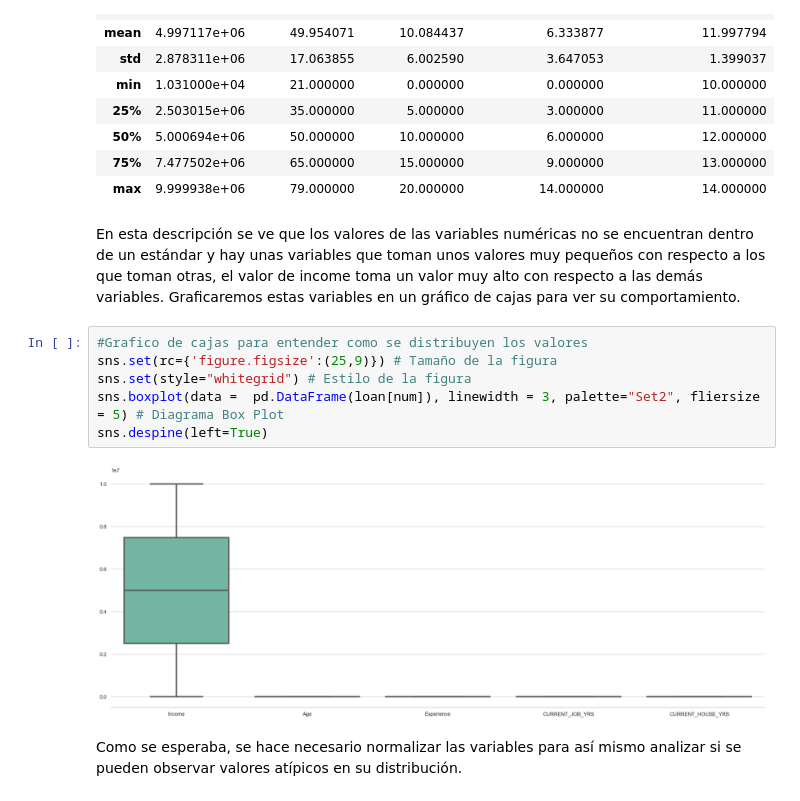
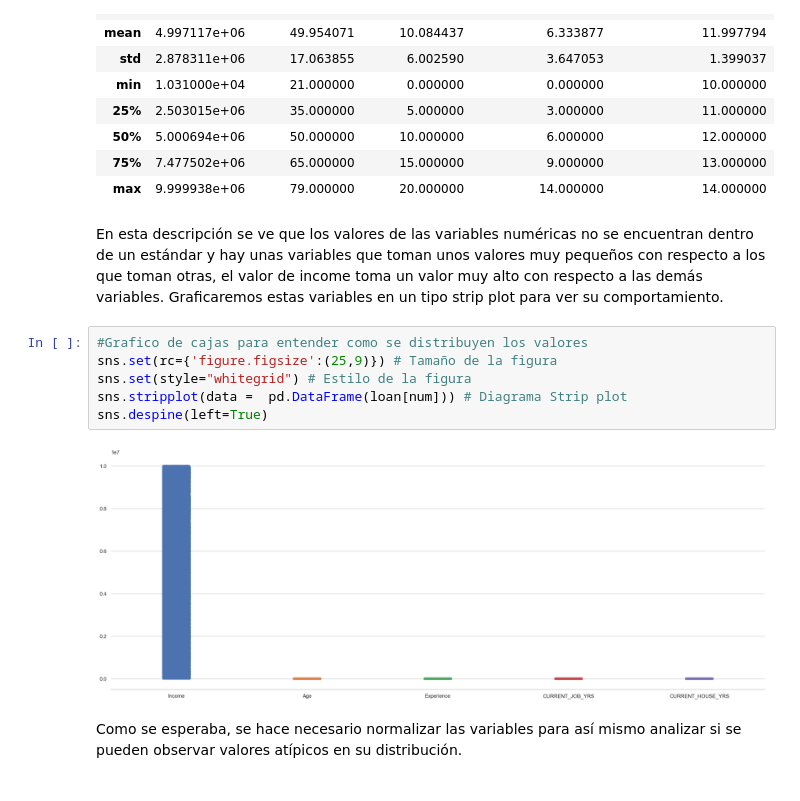
Before and after one commit to cabareno/Loan_Behavior, a Jupyter notebook: Monografia.ipynb, the cells around one changed output. Drawn from its saved outputs; the diff is of its cells as text.

```diff
--- a/Monografia.ipynb
+++ b/Monografia.ipynb
@@ -370,15 +361,15 @@ loan[num].describe()
 | 75% | 7.477502e+06 | 65.000000 | 15.000000 | 9.000000 | 13.000000 |
 | max | 9.999938e+06 | 79.000000 | 20.000000 | 14.000000 | 14.000000 |
 # %% [markdown]
-En esta descripción se ve que los valores de las variables numéricas no se encuentran dentro de un estándar y hay unas variables que toman unos valores muy pequeños con respecto a los que toman otras, el valor de income toma un valor muy alto con respecto a las demás variables. Graficaremos estas variables en un gráfico de cajas para ver su comportamiento.
+En esta descripción se ve que los valores de las variables numéricas no se encuentran dentro de un estándar y hay unas variables que toman unos valores muy pequeños con respecto a los que toman otras, el valor de income toma un valor muy alto con respecto a las demás variables. Graficaremos estas variables en un tipo strip plot para ver su comportamiento.
 # %%
 #Grafico de cajas para entender como se distribuyen los valores
 sns.set(rc={'figure.figsize':(25,9)}) # Tamaño de la figura
 sns.set(style="whitegrid") # Estilo de la figura
-sns.boxplot(data =  pd.DataFrame(loan[num]), linewidth = 3, palette="Set2", fliersize = 5) # Diagrama Box Plot
+sns.stripplot(data =  pd.DataFrame(loan[num])) # Diagrama Strip plot
 sns.despine(left=True)
 # %% [output]
-[figure, old version]
+[figure, new version]
 # %% [markdown]
 Como se esperaba, se hace necesario normalizar las variables para así mismo analizar si se pueden observar valores atípicos en su distribución.
 # %%
```
Also changed, not shown: parts of 25 cells of this notebook.
